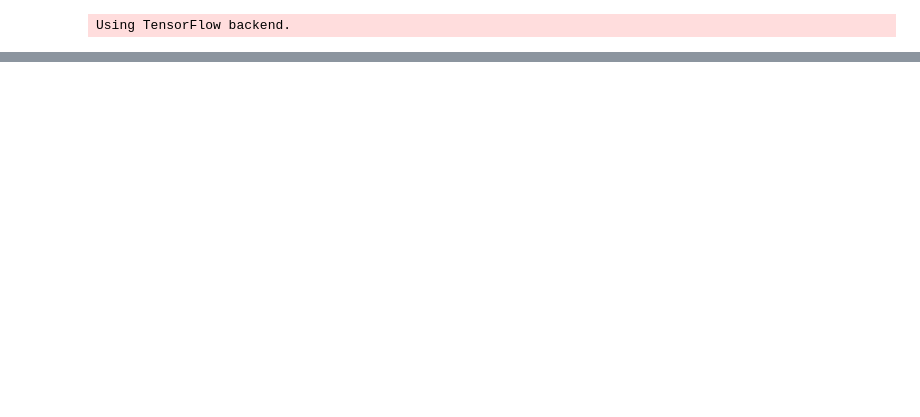
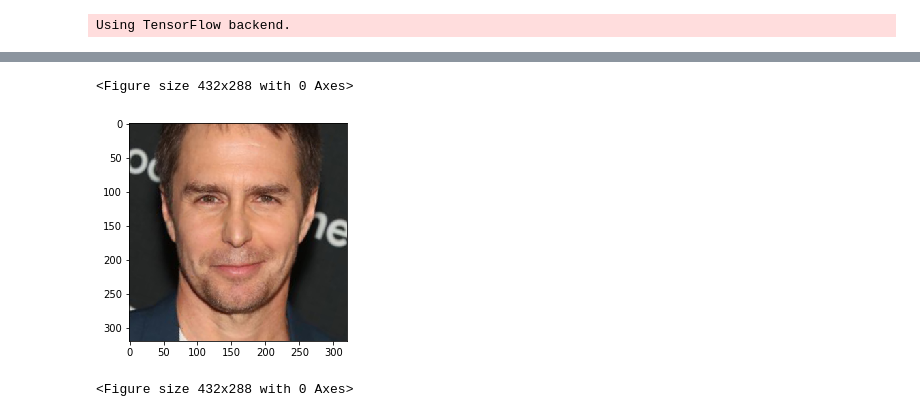
Before and after one commit to F0lha/age-gender-estimation, a Jupyter notebook: predict.ipynb, the cells around one changed output, grey strips where cells are left out. Drawn from its saved outputs; the diff is of its cells as text; code cells hidden in the pictures; blank space fills up the shorter version.

```diff
--- a/predict.ipynb
+++ b/predict.ipynb
@@ -128,0 +169,2 @@ model64.save_weights(os.path.join("models", "Tentativa.h5".format(depth, k)), ov
+# %%
+y_true = [int(name.split('A')[1][:2]) for name in images]
@@ -128,0 +260,14 @@ model64.save_weights(os.path.join("models", "Tentativa.h5".format(depth, k)), ov
+# %%
+y_pred = model.predict(np.array(x_val))
+# %%
+ages = np.arange(0, 101).reshape(101, 1)
+predicted_age = y_pred[0].dot(ages).flatten()
+predicted_age_regressed = y_pred[1]
+
+avg = [(predicted_age[i] + predicted_age_regressed[i])/2 for i in range(len(x_val))]
+# %%
+summ = 0
+for i in range(len(x_val)):
+    summ += abs(y_val[i] - avg[i])
+
+print(summ/len(x_val))
@@ -128,0 +278,61 @@ model64.save_weights(os.path.join("models", "Tentativa.h5".format(depth, k)), ov
+# %%
+import dlib
+
+detector = dlib.get_frontal_face_detector()
+sp = dlib.shape_predictor("predictor/shape_predictor_5_face_landmarks.dat")
+
+mypath='test/'
+onlyfiles = [ f for f in listdir(mypath) if isfile(join(mypath,f)) ]
+#images32 = np.empty(len(onlyfiles), dtype=object)
+#faces32 = np.empty((len(onlyfiles), img_size32, img_size32, 3))
+images64 = np.empty(len(onlyfiles), dtype=object)
+faces64 = np.empty((len(onlyfiles), 224, 224, 3))
+for n in range(0, len(onlyfiles)):
+   # images32[n] = cv2.imread( join(mypath,onlyfiles[n]))
+    #images32[n] = cv2.cvtColor(images32[n],cv2.COLOR_BGR2RGB)
+    #faces32[n, : , : , :] = cv2.resize(images32[n][35:-35,35:-35,:], (img_size32, img_size32))
+    image = face_recognition.load_image_file(join(mypath,onlyfiles[n]))
+
+    dets = detector(image, 1)
+
+    if len(dets) == 0:
+        continue
+
+    faces = dlib.full_object_detections()
+    for detection in dets:
+        faces.append(sp(image, detection))
+
+    images = dlib.get_face_chips(image, faces, size=320, padding=0.5)
+
+    images64[n] = images[0]
+
+
+
+    #print(face_locations)
+    #print(face_locations[0],face_locations[2])
+    #print(face_locations[3],face_locations[1])
+    #print(image.shape)
+    #images64[n] = image[face_locations[0]:face_locations[2],face_locations[3]:face_locations[1],:]
+    faces64[n, : , : , :] = cv2.resize(images64[n], (224, 224))
+
+#results32 = model32.predict(faces32)
+y_pred = model.predict(faces64)
+
+ages = np.arange(0, 101).reshape(101, 1)
+predicted_age = y_pred[0].dot(ages).flatten()
+predicted_age_regressed = y_pred[1]
+
+avg = [(predicted_age[i] + predicted_age_regressed[i])/2 for i in range(len(onlyfiles))]
+
+for n in range(len(onlyfiles)):
+    plt.figure()
+   # plt.imshow(cv2.resize(images32[n], (img_size64, img_size64)))
+    #print("Age " +onlyfiles[n]+ " (32x32): ", int(predicted_ages32[n]))
+    #print("Gender " +onlyfiles[n]+ " (32x32): ", "F" if predicted_genders32[n][0] > 0.5 else "M")
+    plt.figure()
+    plt.imshow(images64[n])
+    print("AVG " +onlyfiles[n]+ " (64x64): ", avg[n])
+    print("Class " +onlyfiles[n]+ " (64x64): ", predicted_age[n])
+    print("Regress " +onlyfiles[n]+ " (64x64): ", predicted_age_regressed[n])
+    #print("Gender " +onlyfiles[n]+ " (64x64): ", "F" if predicted_genders64[n][0] > 0.5 else "M")
+# %% [output]
@@ -128,0 +356,3 @@ model64.save_weights(os.path.join("models", "Tentativa.h5".format(depth, k)), ov
+<Figure size 432x288 with 0 Axes>
+[figure, added]
+<Figure size 432x288 with 0 Axes>
```
Also changed, not shown: parts of 12 cells of this notebook, 5 other files.
